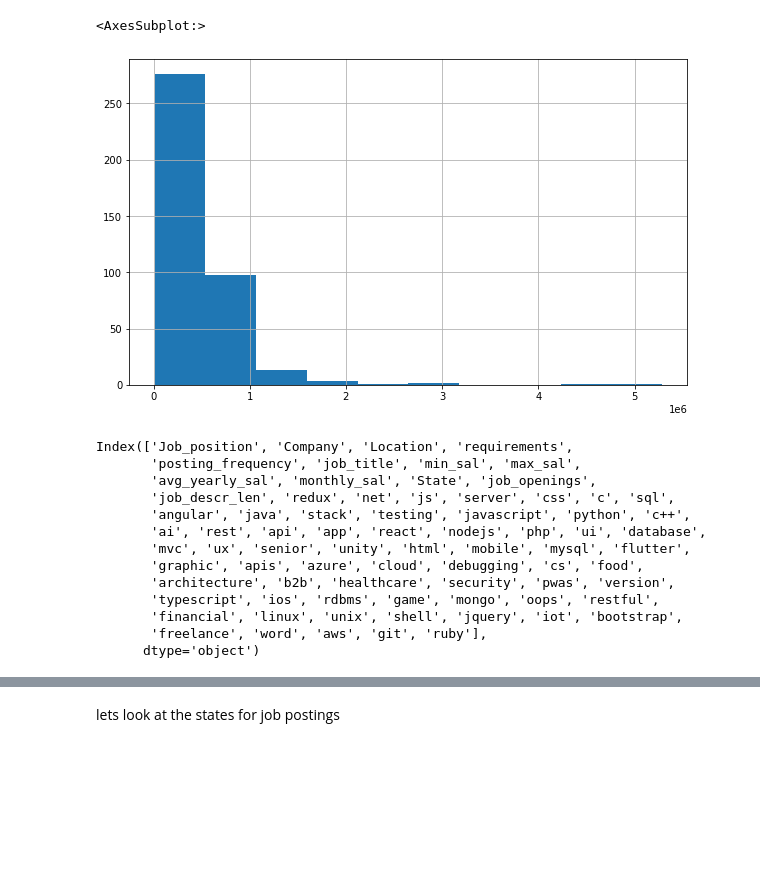
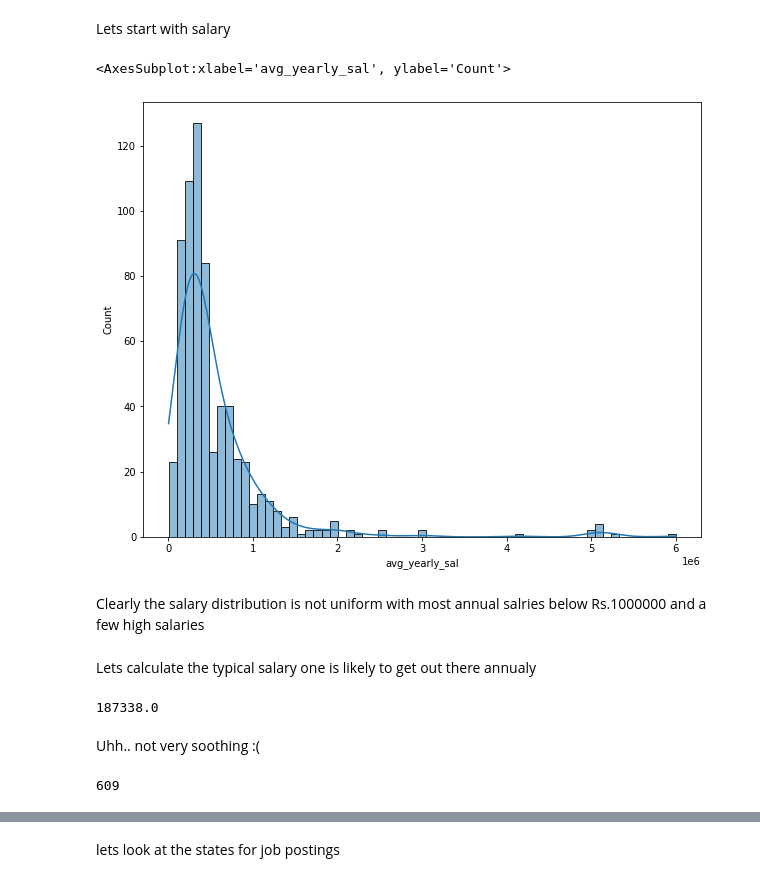
Before and after one commit to blaze-fire/Salary-Predictor, a Jupyter notebook: EDA.ipynb, the cells around one changed output, grey strips where cells are left out. Drawn from its saved outputs; the diff is of its cells as text; code cells hidden in the pictures; blank space fills up the shorter version.

```diff
--- a/EDA.ipynb
+++ b/EDA.ipynb
@@ -5,7 +5,7 @@ import matplotlib.pyplot as plt
 import seaborn as sns
 # %%
 %matplotlib inline
-plt.rcParams['figure.figsize'] = (10,6)
+plt.rcParams['figure.figsize'] = (10,8)
 # %%
 df = pd.read_csv('./data_prepared.csv')
 # %%
@@ -26,23 +26,7 @@ df.head()
-# %%
-df['requirements'].fillna('na', inplace=True)
+# %% [markdown]
+Lets start with salary
 # %%
-df.loc[(df['avg_yearly_sal'] != 0)]['avg_yearly_sal'].hist()
+sns.histplot(df.loc[(df['avg_yearly_sal'] != 0)]['avg_yearly_sal'], kde=True)
 # %% [output]
-<AxesSubplot:>
+<AxesSubplot:xlabel='avg_yearly_sal', ylabel='Count'>
-[figure, old version]
+[figure, new version]
-# %%
-df.columns
-# %% [output]
-Index(['Job_position', 'Company', 'Location', 'requirements',
-       'posting_frequency', 'job_title', 'min_sal', 'max_sal',
-       'avg_yearly_sal', 'monthly_sal', 'State', 'job_openings',
-       'job_descr_len', 'redux', 'net', 'js', 'server', 'css', 'c', 'sql',
-       'angular', 'java', 'stack', 'testing', 'javascript', 'python', 'c++',
-       'ai', 'rest', 'api', 'app', 'react', 'nodejs', 'php', 'ui', 'database',
-       'mvc', 'ux', 'senior', 'unity', 'html', 'mobile', 'mysql', 'flutter',
-       'graphic', 'apis', 'azure', 'cloud', 'debugging', 'cs', 'food',
-       'architecture', 'b2b', 'healthcare', 'security', 'pwas', 'version',
-       'typescript', 'ios', 'rdbms', 'game', 'mongo', 'oops', 'restful',
-       'financial', 'linux', 'unix', 'shell', 'jquery', 'iot', 'bootstrap',
-       'freelance', 'word', 'aws', 'git', 'ruby'],
-      dtype='object')
@@ -52,0 +33,19 @@ corr = df[['Job_position', 'Company', 'Location', 'requirements',
+# %% [markdown]
+Clearly the salary distribution is not uniform with most annual salries below Rs.1000000 and a few high salaries
+# %% [markdown]
+Lets calculate the typical salary one is likely to get out there annualy
+# %%
+# median not mean as distribution is skewed
+df['avg_yearly_sal'].median()
+# %% [output]
+187338.0
+# %% [markdown]
+Uhh.. not very soothing :(
+# %%
+# removing values that fall below 5 and above 95 percentile
+max_val = df.avg_yearly_sal.quantile(0.95)
+min_val = df.avg_yearly_sal.quantile(0.05)
+quantile_df = df[(df['avg_yearly_sal']>min_val) & (df['avg_yearly_sal']<max_val)]
+len(quantile_df)
+# %% [output]
+609
```
Also changed, not shown: parts of 65 cells of this notebook, 22 other files.
